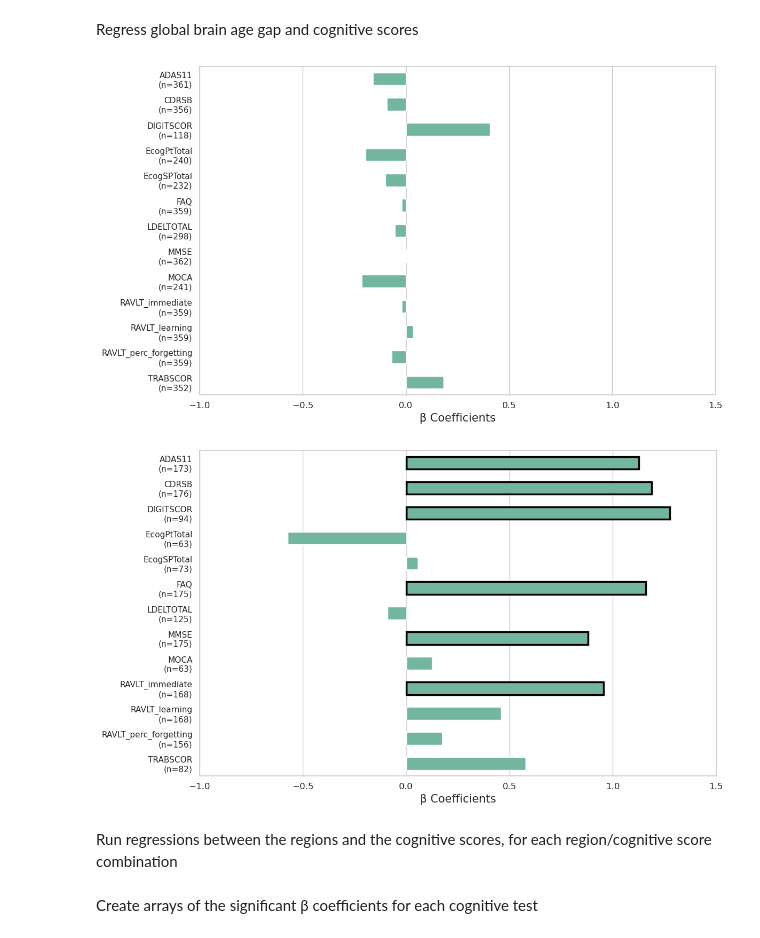
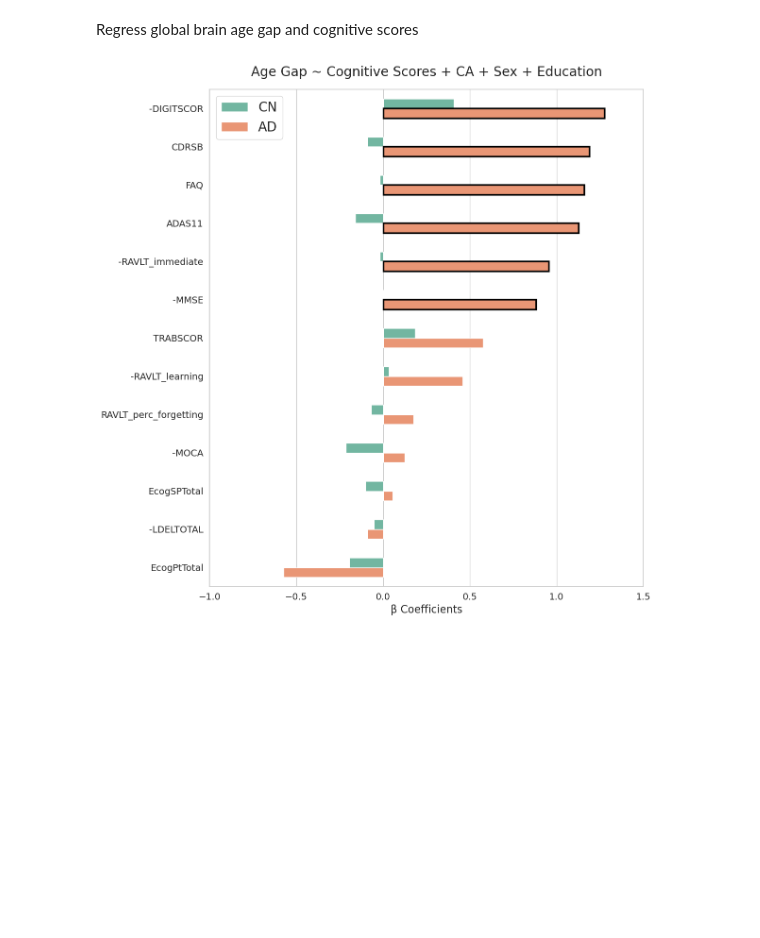
Before and after one commit to SamAndTheSun/Graph_UNet, a Jupyter notebook: notebooks/AD_analysis.ipynb, the cells around one changed output. Cells and saved outputs as stored; diff of their text form; code cells hidden in the pictures; blank space fills up the shorter version.

```diff
--- a/notebooks/AD_analysis.ipynb
+++ b/notebooks/AD_analysis.ipynb
@@ -159,52 +143,53 @@ global_results = regress_cognitive(data_dir, output_dir, regions=regions, subset
 global_results.to_csv(f'{output_dir}global_cog_tests.csv')
 # %%
+# Load in the global results and add a column for overlap
 global_results = pd.read_csv(f'{output_dir}global_cog_tests.csv')
 
 # Set style
 sns.set(style='whitegrid')
-hue_order = ['BA', 'CA']
 
-# Filter by cohort and test name
-df_cn = global_results[(global_results['cohort'] == 'CN')]
-df_ad = global_results[(global_results['cohort'] == 'AD')]
+# Determine how to plot the axes
+y_axis = 'test'
+x_axis = 'coef'
+hue='cohort'
 
-# Define cohorts and labels
-cohort_dfs = [(df_cn, 'CN'), (df_ad, 'AD')]
+# Sort y-axis by max coef across cohorts
+sorted_order = (
+    global_results
+    .groupby(y_axis)[x_axis]
+    .max()
+    .sort_values(ascending=False)
+    .index
+)
 
-# Loop through each cohort and make individual plots
-for df, label in cohort_dfs:
-    fig, ax = plt.subplots(figsize=(12, 7))
+# Create the basic plot
+fig, ax = plt.subplots(figsize=(12, 12))
+sns.barplot(
+    data=global_results,
+    y=y_axis,
+    x=x_axis,
+    hue=hue,
+    palette='Set2',
+    ax=ax,
+    width=0.5,
+    order=sorted_order
+)
 
-    sns.barplot(
-        data=df,
-        y='test_n_subjects',
-        x='coef',
-        hue='region',
-        palette='Set2',
-        ax=ax,
-        width=0.5
-    )
+plt.title('Age Gap ~ Cognitive Scores + CA + Sex + Education', fontsize=20, pad=20)
+plt.xlabel('β Coefficients', fontsize=16)
+plt.ylabel('')
 
-    ax.set_ylabel('')
-    ax.set_xlim([-1, 1.5])
-    ax.tick_params(axis='x', labelsize=12)
-    try: ax.get_legend().remove()
-    except: pass
+plt.legend(fontsize=20)
 
-    # Bold significant bars
-    bold_significant_bars(df, ax, hue_order)
+plt.xlim([-1, 1.5])
+plt.xticks(fontsize=14)
+plt.yticks(fontsize=14)
 
-    # Save individual figure
-    plt.tight_layout()
-    plt.savefig(f'{output_dir}global_cog_barplot_{label}.png')
+# Bold significant bars — still needs ax, so keep this part as-is
+bold_significant_bars(global_results, plt.gca(), y_axis, hue, hue_order=['CN', 'AD'])
 
-    ax.set_xlabel('')
-    ax.set_xlabel('β Coefficients', fontsize=15)
-
-# Removed subplot indicators (A, B)
+# Save figure
 plt.tight_layout()
+plt.savefig(f'{output_dir}global_cog_barplot.png', dpi=300)
 # %% [output]
-[figure, old version]
+[figure, new version]
-[figure, removed]
-# %% [markdown]
-Run regressions between the regions and the cognitive scores, for each region/cognitive score combination
@@ -221,2 +195,0 @@ local_results.to_csv(f'{output_dir}local_cog_tests.csv')
-# %% [markdown]
-Create arrays of the significant β coefficients for each cognitive test
```
Also changed, not shown: parts of 19 cells of this notebook, 7 other files.
